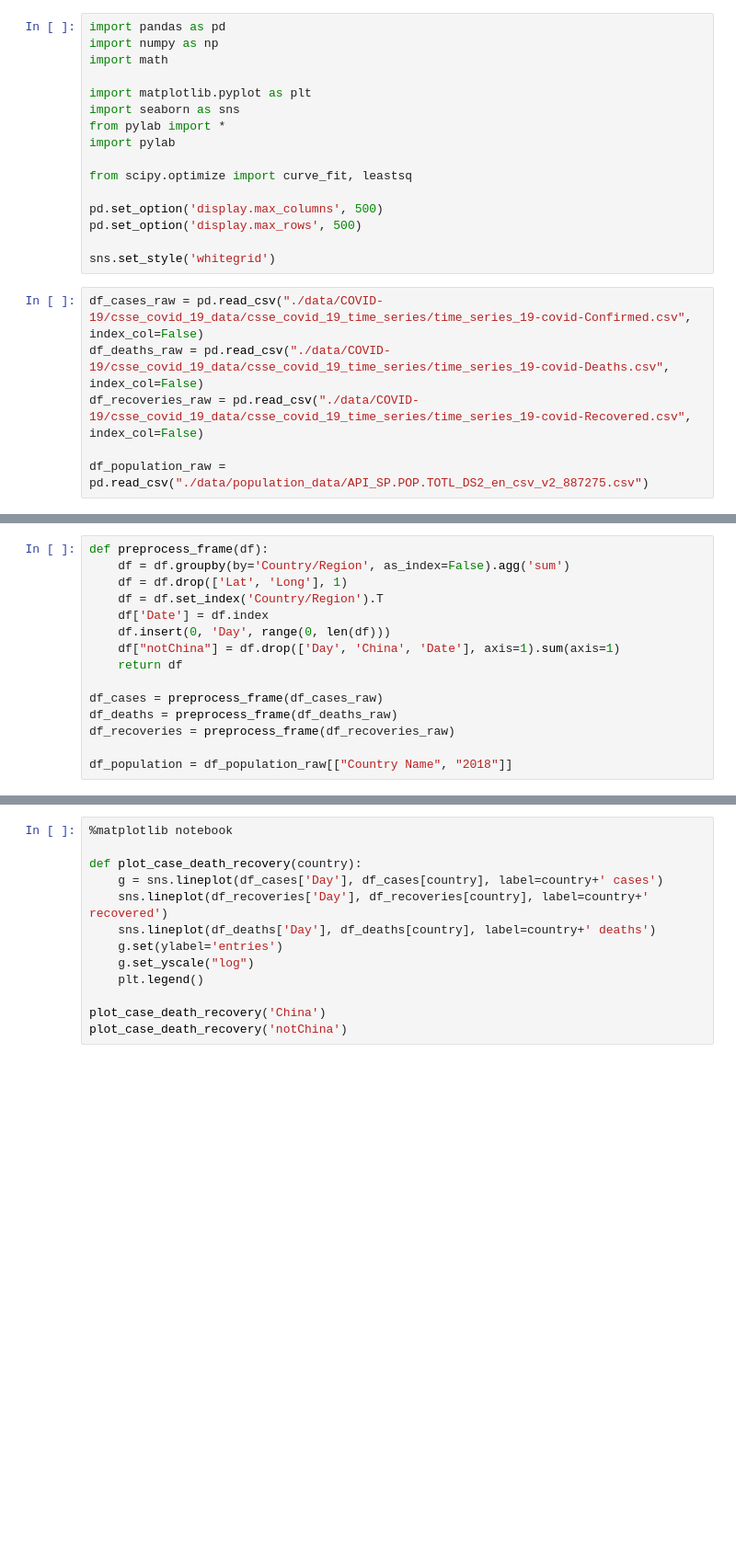
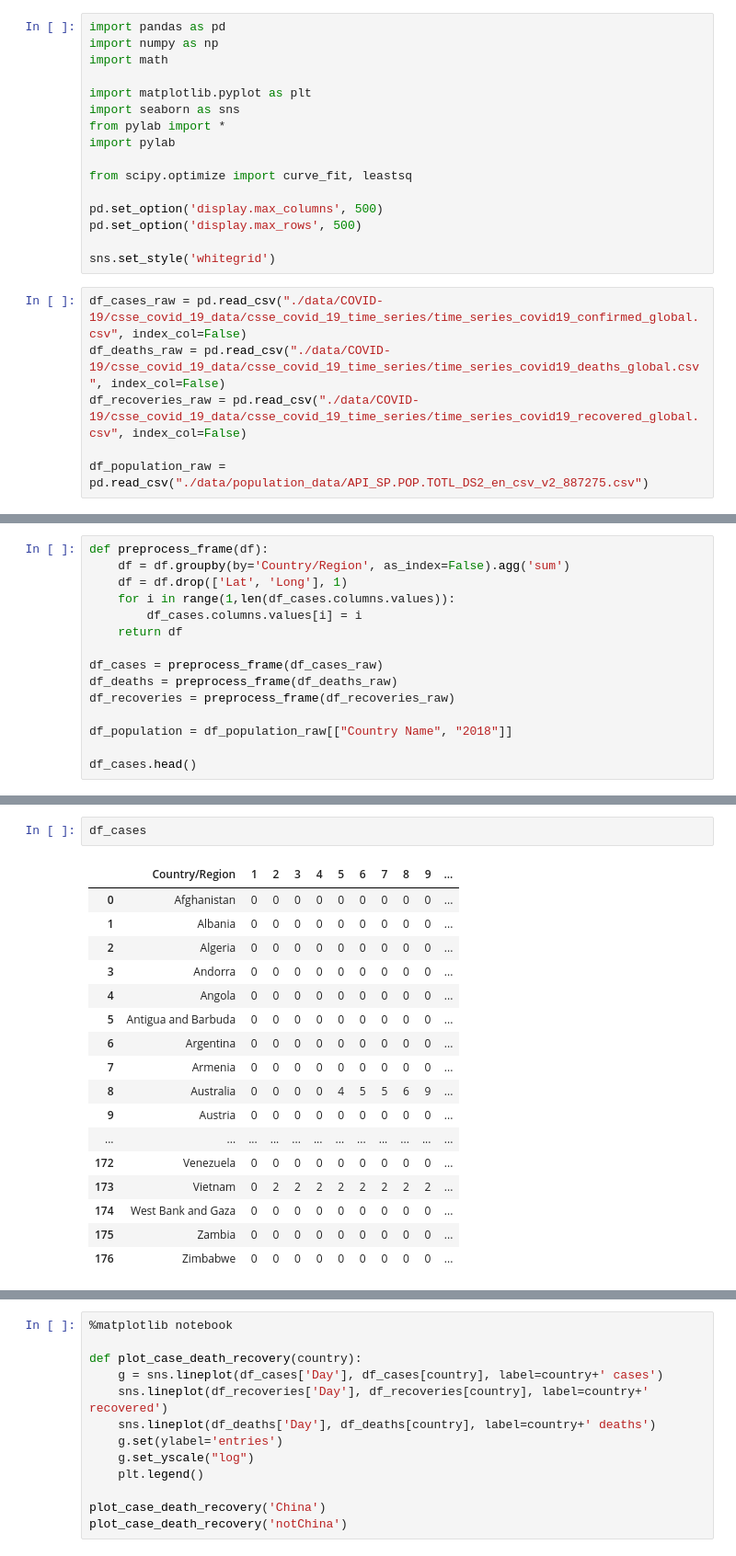
Before and after one commit to MenelaosT/covid-20, a Jupyter notebook: cov.ipynb, the cells around one changed output, grey strips where cells are left out. Shown at 92% size. Saved outputs shown, nothing was run; the diff lists cells and outputs as text; blank space fills up the shorter version.

```diff
--- a/cov.ipynb
+++ b/cov.ipynb
@@ -15,9 +15,9 @@ pd.set_option('display.max_rows', 500)
 
 sns.set_style('whitegrid')
 # %%
-df_cases_raw = pd.read_csv("./data/COVID-19/csse_covid_19_data/csse_covid_19_time_series/time_series_19-covid-Confirmed.csv", index_col=False)
-df_deaths_raw = pd.read_csv("./data/COVID-19/csse_covid_19_data/csse_covid_19_time_series/time_series_19-covid-Deaths.csv", index_col=False)
-df_recoveries_raw = pd.read_csv("./data/COVID-19/csse_covid_19_data/csse_covid_19_time_series/time_series_19-covid-Recovered.csv", index_col=False)
+df_cases_raw = pd.read_csv("./data/COVID-19/csse_covid_19_data/csse_covid_19_time_series/time_series_covid19_confirmed_global.csv", index_col=False)
+df_deaths_raw = pd.read_csv("./data/COVID-19/csse_covid_19_data/csse_covid_19_time_series/time_series_covid19_deaths_global.csv", index_col=False)
+df_recoveries_raw = pd.read_csv("./data/COVID-19/csse_covid_19_data/csse_covid_19_time_series/time_series_covid19_recovered_global.csv", index_col=False)
 
 df_population_raw = pd.read_csv("./data/population_data/API_SP.POP.TOTL_DS2_en_csv_v2_887275.csv")
 # %%
@@ -42,10 +45,8 @@ Name: Country/Region, dtype: object
 def preprocess_frame(df):
     df = df.groupby(by='Country/Region', as_index=False).agg('sum')
     df = df.drop(['Lat', 'Long'], 1)
-    df = df.set_index('Country/Region').T
-    df['Date'] = df.index
-    df.insert(0, 'Day', range(0, len(df)))
-    df["notChina"] = df.drop(['Day', 'China', 'Date'], axis=1).sum(axis=1)
+    for i in range(1,len(df_cases.columns.values)):
+        df_cases.columns.values[i] = i
     return df
 
 df_cases = preprocess_frame(df_cases_raw)
@@ -53,3 +54,5 @@ df_deaths = preprocess_frame(df_deaths_raw)
 df_recoveries = preprocess_frame(df_recoveries_raw)
 
 df_population = df_population_raw[["Country Name", "2018"]]
+
+df_cases.head()
@@ -117,3 +166,23 @@ shift_to_day_zero(df_recoveries, df_cases_reference)
+# %%
+df_cases
+# %% [output]
+|  | Country/Region | 1 | 2 | 3 | 4 | 5 | 6 | 7 | 8 | 9 | ... |
+| 0 | Afghanistan | 0 | 0 | 0 | 0 | 0 | 0 | 0 | 0 | 0 | ... |
+| 1 | Albania | 0 | 0 | 0 | 0 | 0 | 0 | 0 | 0 | 0 | ... |
+| 2 | Algeria | 0 | 0 | 0 | 0 | 0 | 0 | 0 | 0 | 0 | ... |
+| 3 | Andorra | 0 | 0 | 0 | 0 | 0 | 0 | 0 | 0 | 0 | ... |
+| 4 | Angola | 0 | 0 | 0 | 0 | 0 | 0 | 0 | 0 | 0 | ... |
+| 5 | Antigua and Barbuda | 0 | 0 | 0 | 0 | 0 | 0 | 0 | 0 | 0 | ... |
+| 6 | Argentina | 0 | 0 | 0 | 0 | 0 | 0 | 0 | 0 | 0 | ... |
+| 7 | Armenia | 0 | 0 | 0 | 0 | 0 | 0 | 0 | 0 | 0 | ... |
+| 8 | Australia | 0 | 0 | 0 | 0 | 4 | 5 | 5 | 6 | 9 | ... |
+| 9 | Austria | 0 | 0 | 0 | 0 | 0 | 0 | 0 | 0 | 0 | ... |
+| ... | ... | ... | ... | ... | ... | ... | ... | ... | ... | ... | ... |
+| 172 | Venezuela | 0 | 0 | 0 | 0 | 0 | 0 | 0 | 0 | 0 | ... |
+| 173 | Vietnam | 0 | 2 | 2 | 2 | 2 | 2 | 2 | 2 | 2 | ... |
+| 174 | West Bank and Gaza | 0 | 0 | 0 | 0 | 0 | 0 | 0 | 0 | 0 | ... |
+| 175 | Zambia | 0 | 0 | 0 | 0 | 0 | 0 | 0 | 0 | 0 | ... |
+| 176 | Zimbabwe | 0 | 0 | 0 | 0 | 0 | 0 | 0 | 0 | 0 | ... |
 # %%
 %matplotlib notebook
 
```
Also changed, not shown: parts of 15 cells of this notebook.
